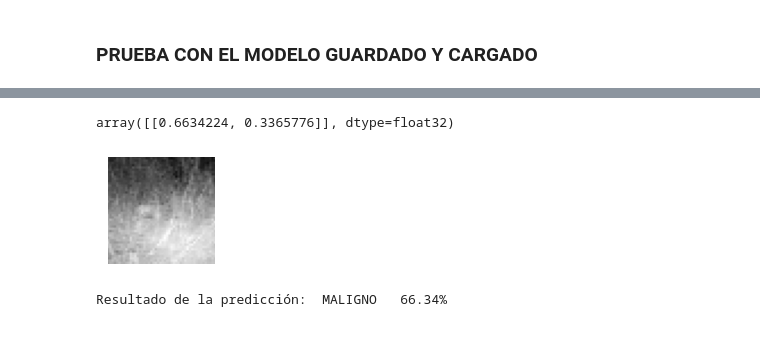
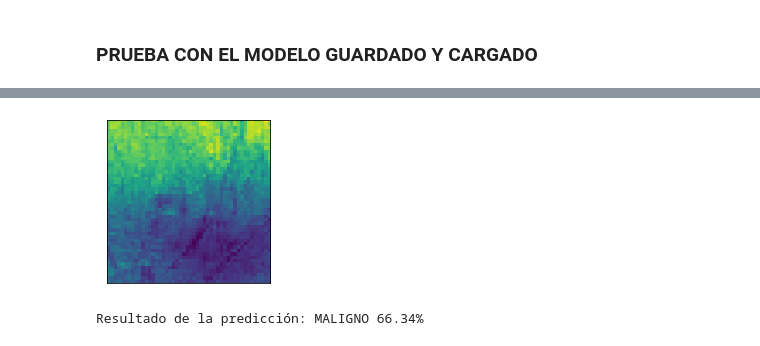
Before and after one commit to MVillasuso/DS_MVL, a Jupyter notebook: PROYECTOS/projects/final/src/main.ipynb, the cells around one changed output, grey strips where cells are left out. Cells and saved outputs as stored; diff of their text form; code cells hidden in the pictures.

Commit message:
Proyecto final V3

```diff
--- a/PROYECTOS/projects/final/src/main.ipynb
+++ b/PROYECTOS/projects/final/src/main.ipynb
@@ -556,3 +506,7 @@ model3.load_weights(model_weigths)
+# %%
+ubicacion = "/Users/purbina/Desktop/THE_BRIDGE/DS_MVL/PROYECTOS/projects/final/modelos"
+model_name= "Model_0.82609_16-18-16"
+modelo3 = mod_tb.cargar_modelo(ubicacion, model_name)
 # %% [markdown]
 ### PRUEBA CON EL MODELO GUARDADO Y CARGADO
 # %%
@@ -575,23 +514,10 @@ array([[188, 186, 187, ..., 204, 220, 205],
-# %%
-
-foto_normaliz=foto_red.astype('float32')
-foto_normaliz /=255             #Foto normalizada
-foto_gr =foto_normaliz.reshape(1,48, 48, 1)     #Reshape para la predicción
-y_pred = model3.predict(foto_gr)
-y_pred
-# %% [output]
-array([[0.6634224, 0.3365776]], dtype=float32)
-# %%
-plt.figure(figsize=(2,2))
-plt.xticks([])
-plt.yticks([])
-plt.grid(False)
-
-plt.imshow(foto_normaliz,  cmap=plt.cm.binary)
-
-plt.show()
-res_pred = class_names[np.where(max(y_pred[0])==y_pred[0])[0][0]]
-print ("Resultado de la predicción: ", res_pred.upper(), " ", str(round(max(y_pred[0])*100,2))+ "%")
-# %% [output]
-[figure, removed]
-Resultado de la predicción:  MALIGNO   66.34%
+# %%
+foto = "f1.png"
+foto_red = im_tb.preparar_imagen(foto,48)
+foto_a_pred = im_tb.formatear_imagen(foto_red,48)
+# %%
+res  = im_tb.prediccion_imagen(modelo3, foto_a_pred, class_names, foto_red)
+print(res)
+# %% [output]
+[figure, added]
+Resultado de la predicción: MALIGNO 66.34%
```
Also changed, not shown: parts of 13 cells of this notebook, 4 other files.
